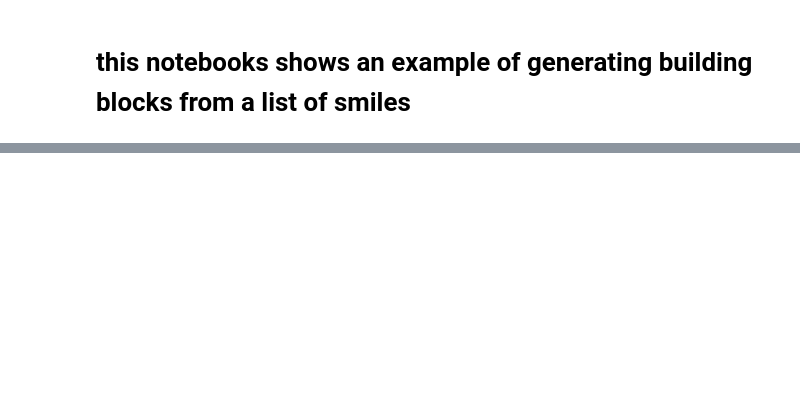
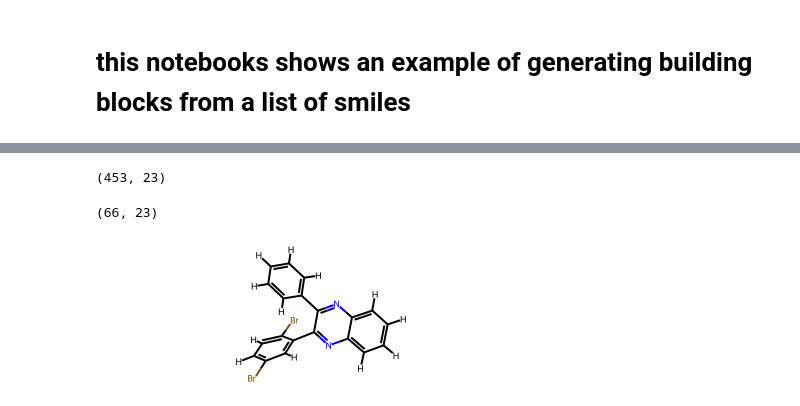
Before and after one commit to mohammedazzouzi15/STK_search, a Jupyter notebook: Example_notebooks/0_generate_building_blocks.ipynb, the cells around one changed output, grey strips where cells are left out. Saved outputs shown, nothing was run; the diff lists cells and outputs as text; code cells hidden in the pictures; blank space fills up the shorter version.

```diff
--- a/Example_notebooks/0_generate_building_blocks.ipynb
+++ b/Example_notebooks/0_generate_building_blocks.ipynb
@@ -509,0 +237,50 @@ def get_results_df(precursors):
+# %%
+# helper function to load the data calculated for the precurosors
+import pymongo
+def load_data(collection_name = 'Precursors'):
+        client = pymongo.MongoClient("mongodb://ch-atarzia.ch.ic.ac.uk/")
+        database = client["stk_mohammed_precursor"]
+        collection = database[f"{collection_name}_IPEA"]
+        df_IPEA = pd.DataFrame(list(collection.find()))
+        collection = database[f"{collection_name}_Stda"]
+        df_STDA = pd.DataFrame(list(collection.find()))
+        collection = database[f"{collection_name}_opt"]
+        df_opt = pd.DataFrame(list(collection.find()))
+        collection = database["molecules"]
+        df_CM = pd.DataFrame(list(collection.find()))
+        df_total = df_CM.merge(df_STDA, on="InChIKey", how="outer")
+        df_total = df_total.merge(df_IPEA, on="InChIKey", how="outer")
+        df_opt.drop(columns=["_id","total energy (au)"],inplace=True)
+        df_total = df_total.merge(df_opt, on="InChIKey", how="outer")
+        df_total.dropna(subset=["Excited state energy (eV)"], inplace=True)
+
+        df_total["ES1"] = df_total["Excited state energy (eV)"].apply(
+            lambda x: x[0]
+        )
+        df_total["fosc1"] = df_total[
+            "Excited state oscillator strength"
+        ].apply(lambda x: x[0])
+        return df_total
+# %%
+df_precursor= load_data()
+df_precursor.shape
+# %% [output]
+(453, 23)
+# %%
+df_precursor[df_precursor['InChIKey_initial'] != df_precursor['InChIKey']].shape
+# %% [output]
+(66, 23)
+# %%
+from rdkit.Chem import rdDetermineBonds
+import stk
+
+def Inch_to_mol(InChIKey):
+    client = pymongo.MongoClient("mongodb://ch-atarzia.ch.ic.ac.uk/")
+    db = stk.MoleculeMongoDb(client, database='stk_mohammed_precursor',)
+    stk_mol = db.get( {"InChIKey": InChIKey})
+    return stk_mol.to_rdkit_mol()
+# %%
+mol = Inch_to_mol(df_precursor['InChIKey'].iloc[0])
+mol
+# %% [output]
+[figure, added]
```
Also changed, not shown: parts of 17 cells of this notebook, 2 other files.
